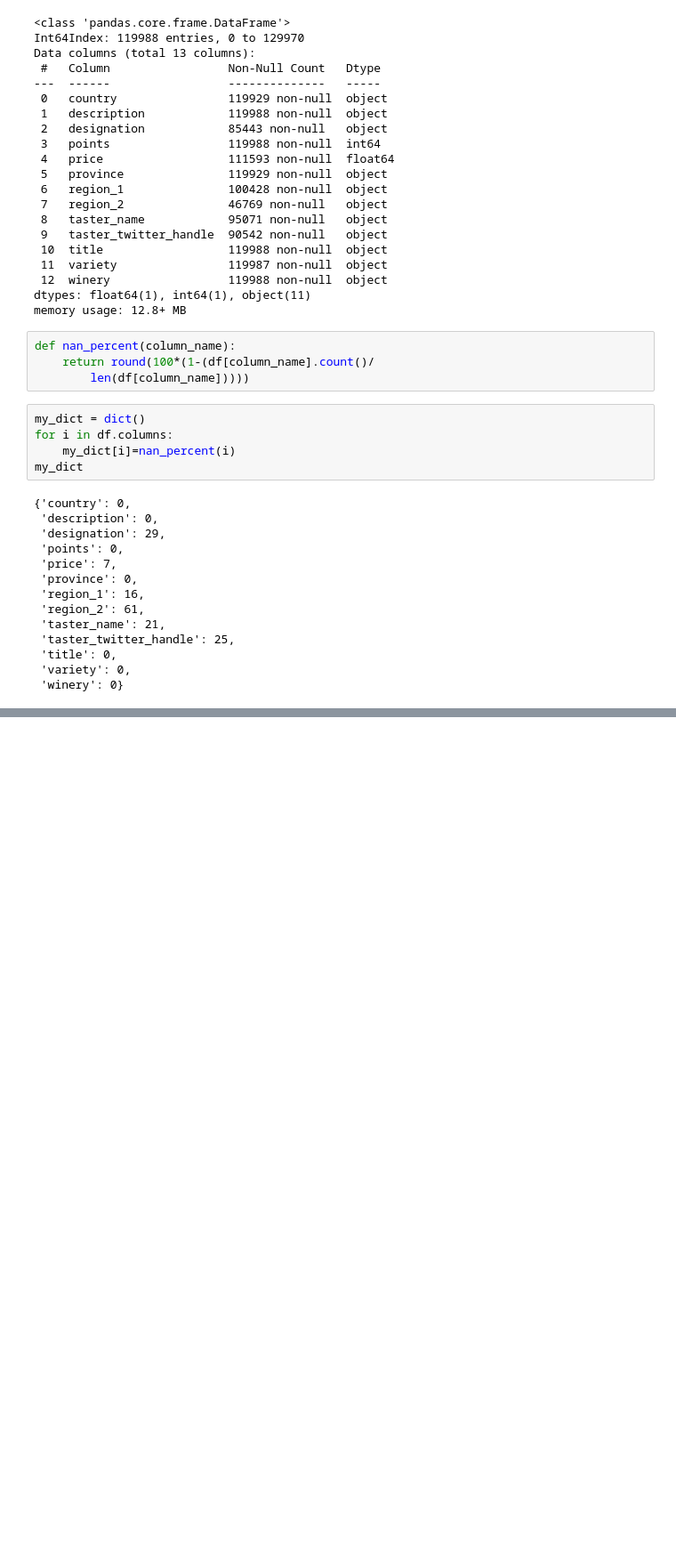
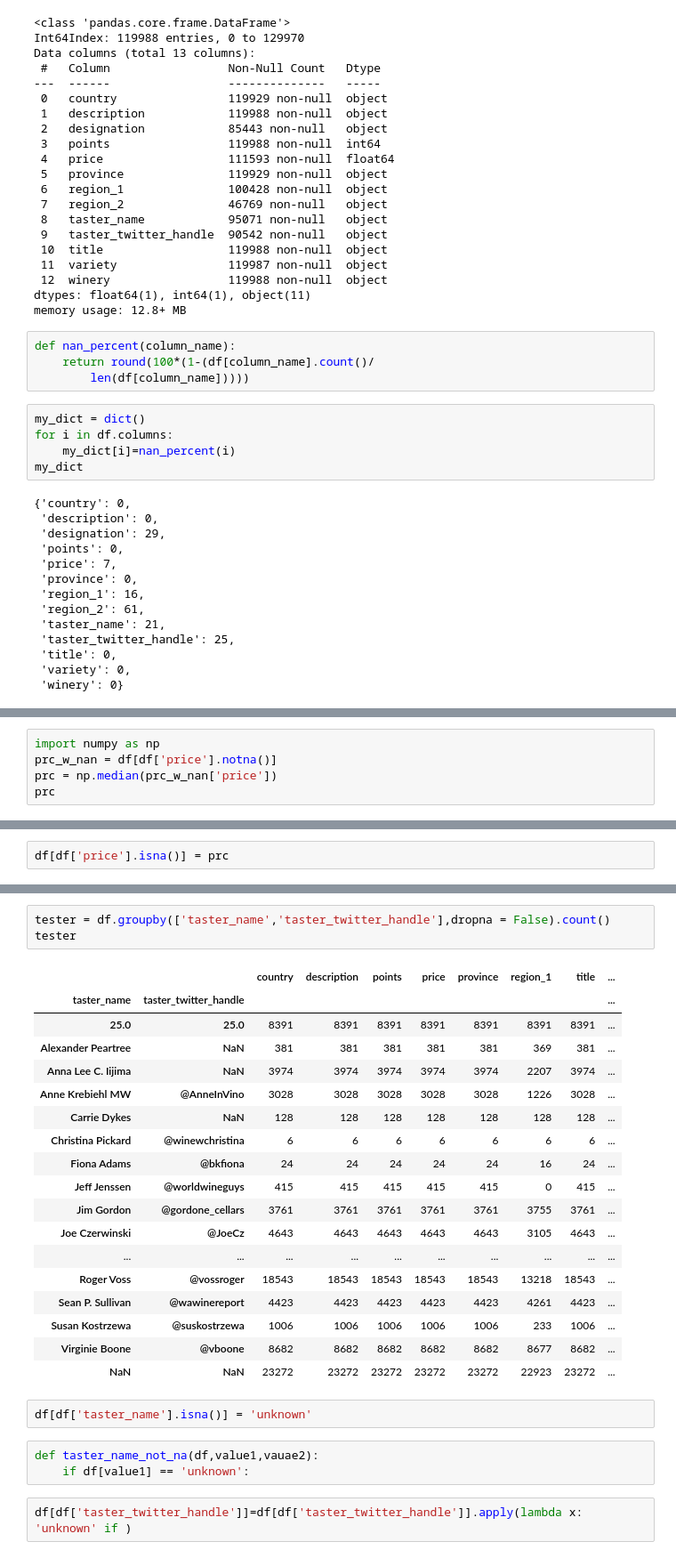
Before and after one commit to Karayushii/Skillfactory_DST, a Jupyter notebook: eda_1/main.ipynb, the cells around one changed output, grey strips where cells are left out. Shown at 89% size. Cells and saved outputs as stored; diff of their text form; blank space fills up the shorter version.

```diff
--- a/eda_1/main.ipynb
+++ b/eda_1/main.ipynb
@@ -130,0 +154,5 @@ KeyError: '[False, False, False, False, False, False, False, False, False, False
+# %%
+import numpy as np
+prc_w_nan = df[df['price'].notna()]
+prc = np.median(prc_w_nan['price'])
+prc
@@ -130,0 +161,2 @@ KeyError: '[False, False, False, False, False, False, False, False, False, False
+# %%
+df[df['price'].isna()] = prc
@@ -130,0 +208,29 @@ KeyError: '[False, False, False, False, False, False, False, False, False, False
+# %%
+tester = df.groupby(['taster_name','taster_twitter_handle'],dropna = False).count()
+tester
+# %% [output]
+|  |  | country | description | points | price | province | region_1 | title | ... |
+| taster_name | taster_twitter_handle |  |  |  |  |  |  |  | ... |
+| 25.0 | 25.0 | 8391 | 8391 | 8391 | 8391 | 8391 | 8391 | 8391 | ... |
+| Alexander Peartree | NaN | 381 | 381 | 381 | 381 | 381 | 369 | 381 | ... |
+| Anna Lee C. Iijima | NaN | 3974 | 3974 | 3974 | 3974 | 3974 | 2207 | 3974 | ... |
+| Anne Krebiehl MW | @AnneInVino | 3028 | 3028 | 3028 | 3028 | 3028 | 1226 | 3028 | ... |
+| Carrie Dykes | NaN | 128 | 128 | 128 | 128 | 128 | 128 | 128 | ... |
+| Christina Pickard | @winewchristina | 6 | 6 | 6 | 6 | 6 | 6 | 6 | ... |
+| Fiona Adams | @bkfiona | 24 | 24 | 24 | 24 | 24 | 16 | 24 | ... |
+| Jeff Jenssen | @worldwineguys | 415 | 415 | 415 | 415 | 415 | 0 | 415 | ... |
+| Jim Gordon | @gordone_cellars | 3761 | 3761 | 3761 | 3761 | 3761 | 3755 | 3761 | ... |
+| Joe Czerwinski | @JoeCz | 4643 | 4643 | 4643 | 4643 | 4643 | 3105 | 4643 | ... |
+| ... | ... | ... | ... | ... | ... | ... | ... | ... | ... |
+| Roger Voss | @vossroger | 18543 | 18543 | 18543 | 18543 | 18543 | 13218 | 18543 | ... |
+| Sean P. Sullivan | @wawinereport | 4423 | 4423 | 4423 | 4423 | 4423 | 4261 | 4423 | ... |
+| Susan Kostrzewa | @suskostrzewa | 1006 | 1006 | 1006 | 1006 | 1006 | 233 | 1006 | ... |
+| Virginie Boone | @vboone | 8682 | 8682 | 8682 | 8682 | 8682 | 8677 | 8682 | ... |
+| NaN | NaN | 23272 | 23272 | 23272 | 23272 | 23272 | 22923 | 23272 | ... |
+# %%
+df[df['taster_name'].isna()] = 'unknown'
+# %%
+def taster_name_not_na(df,value1,vauae2):
+    if df[value1] == 'unknown':
+# %%
+df[df['taster_twitter_handle']]=df[df['taster_twitter_handle']].apply(lambda x: 'unknown' if )
```
Also changed, not shown: parts of 10 cells of this notebook.
